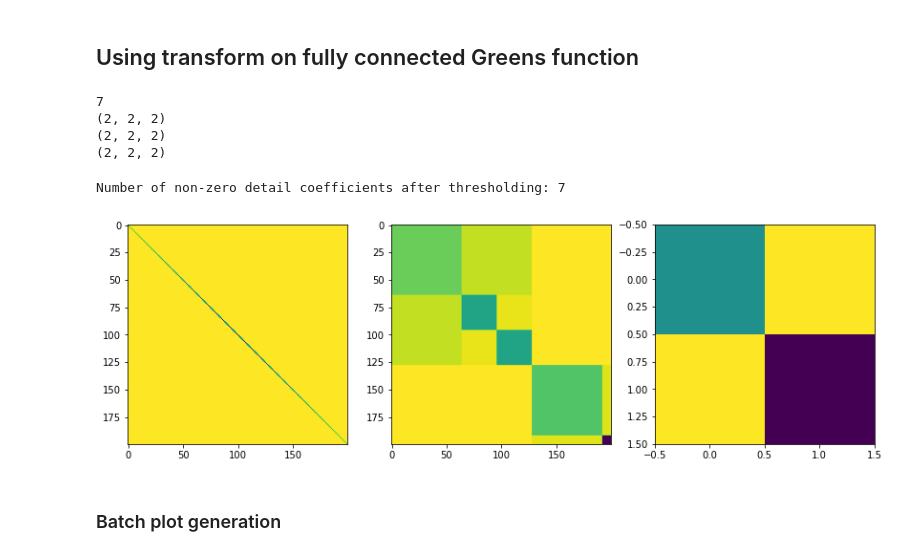
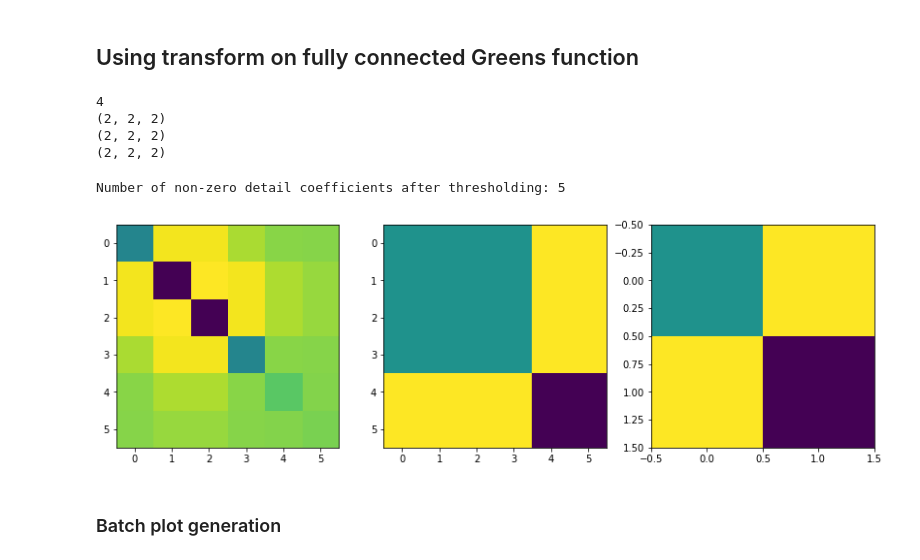
Before and after one commit to emoghadas/wavelets, a Jupyter notebook: wave_copy.ipynb, the cells around one changed output. Cells and saved outputs as stored; diff of their text form; code cells hidden in the pictures.

```diff
--- a/wave_copy.ipynb
+++ b/wave_copy.ipynb
@@ -1292,8 +1292,8 @@ plt.savefig('graphics/selfenergy.pdf', bbox_inches='tight')
 # %% [markdown]
 ## Using transform on fully connected Greens function
 # %%
-niwf = 100
-U, betas = 1, np.array([100]) #,100,1000])
+niwf = 10
+U, betas = 1, np.array([1000]) #,100,1000])
 mu = U/2
 threshold_quantiles = np.array([0.9, 0.99, 1])
 
@@ -1324,7 +1324,7 @@ for waveletbase in ['haar']: #, 'bior4.4']:
 
         selfenergy = Sigma(g,g2_ud,beta,U)
 
-        coeffs_g2 = pywt.wavedecn(g2_ud, waveletbase, level=pywt.dwtn_max_level(g2_ud.shape, waveletbase))
+        coeffs_g2 = pywt.wavedecn(g2_ud, waveletbase, mode="constant", level=pywt.dwtn_max_level(g2_ud.shape, waveletbase))
         print(pywt.dwtn_max_level(g2_ud.shape, waveletbase))
         coeff_g2_arr, coeff_g2_slices = pywt.coeffs_to_array(coeffs_g2)
 
@@ -1337,7 +1337,7 @@ for waveletbase in ['haar']: #, 'bior4.4']:
 
             approx_g2 = np.copy(coeff_g2_arr[:a[0],:a[1]])
             coeff_g2_arr_rec = coeff_g2_arr
-            coeff_g2_arr_rec = (np.abs(coeff_g2_arr) > thresh_g2) * coeff_g2_arr
+            coeff_g2_arr_rec = (np.abs(coeff_g2_arr) >= thresh_g2) * coeff_g2_arr
             coeff_g2_arr_rec[:a[0],:a[1]] = np.copy(approx_g2)
 
             g2_ud_rec = pywt.waverecn(pywt.array_to_coeffs(coeff_g2_arr_rec,coeff_g2_slices,output_format='wavedecn'),waveletbase)
@@ -1353,13 +1353,13 @@ for waveletbase in ['haar']: #, 'bior4.4']:
                            },
                ignore_index=True)
 # %% [output]
-7
+4
 (2, 2, 2)
 (2, 2, 2)
 (2, 2, 2)
 # %%
-niwf = 100
-U, beta = 1, 1000
+niwf = 5
+U, beta = 1, 10
 mu = U/2
 threshold = 1.
 waveletbase = "haar"
@@ -1377,36 +1377,42 @@ v = np.imag(atom.iw())
 
 # exact selfenergy
 selfenergy = atom.sigma()
 
 # g2_ud : iv, iv', iO
 g2_ud = np.moveaxis(np.array([atom.g2ud(omega=io) for io in iO]), 0 , -1)
 #g2_ud = np.sum(g2_ud, axis=2)
 
 # DWT
-coeffs_g2 = pywt.wavedecn(g2_ud, waveletbase, level=pywt.dwtn_max_level(g2_ud.shape, waveletbase))
+coeffs_g2 = pywt.wavedecn(g2_ud, waveletbase, mode="smooth", level=pywt.dwtn_max_level(g2_ud.shape, waveletbase))
 coeff_g2_arr, coeff_g2_slices = pywt.coeffs_to_array(coeffs_g2)
 
 a = coeffs_g2[0].shape
 g2_details = coeff_g2_arr[a[0]:,a[1]:,a[2]:]
 
 thresh_g2 = np.quantile(np.abs(g2_details), threshold)
 
 approx_g2 = np.copy(coeff_g2_arr[:a[0],:a[1],:a[2]])
 coeff_g2_arr_rec = coeff_g2_arr
 coeff_g2_arr_rec = (np.abs(coeff_g2_arr) > thresh_g2) * coeff_g2_arr
 print(f"Number of non-zero detail coefficients after thresholding: {np.sum(np.abs(coeff_g2_arr) > thresh_g2)}")
 coeff_g2_arr_rec[:a[0],:a[1],:a[2]] = np.copy(approx_g2)
 
 g2_ud_rec = pywt.waverecn(pywt.array_to_coeffs(coeff_g2_arr_rec,coeff_g2_slices,output_format='wavedecn'),waveletbase)
 
 fig, axs = plt.subplots(1,3, figsize=(14,6))
+'''
 axs[0].imshow(np.sum(g2_ud, axis=2).real)
 axs[1].imshow(np.sum(g2_ud_rec, axis=2).real)
 axs[2].imshow(np.sum(approx_g2, axis=2).real)
+'''
+w_idx = niwf-5
+axs[0].imshow(g2_ud.real[:,:,w_idx])
+axs[1].imshow(g2_ud_rec.real[:,:,w_idx])
+axs[2].imshow(approx_g2.real[:,:,1])
 plt.show()
 # %% [output]
-Number of non-zero detail coefficients after thresholding: 7
+Number of non-zero detail coefficients after thresholding: 5
-[figure, old version]
+[figure, new version]
 # %% [markdown]
 ### Batch plot generation
 # %%
```
Also changed, not shown: parts of 1 cell of this notebook, 17 other files.
